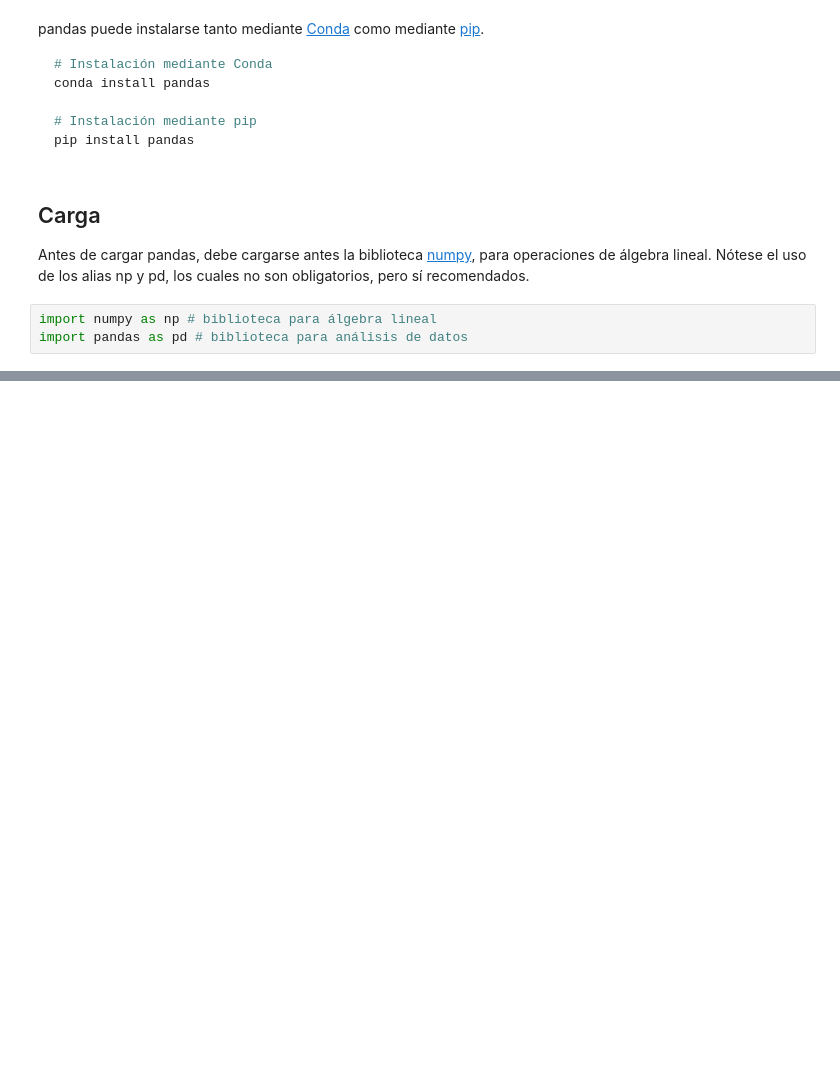
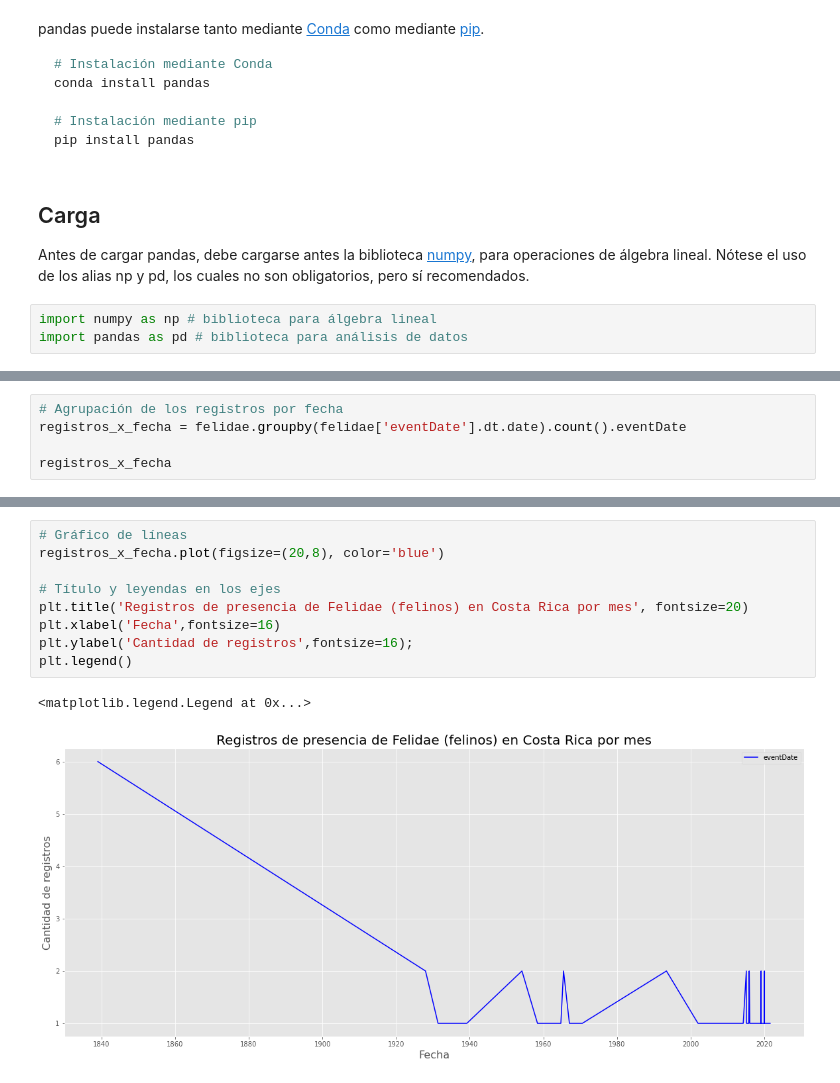
Before and after one commit to curso-python-imn/curso-python-imn.github.io, a Jupyter notebook: _build/jupyter_execute/17-pandas.ipynb, the cells around one changed output, grey strips where cells are left out. Cells and saved outputs as stored; diff of their text form; blank space fills up the shorter version.

```diff
--- a/_build/jupyter_execute/17-pandas.ipynb
+++ b/_build/jupyter_execute/17-pandas.ipynb
@@ -22,0 +303,5 @@ import pandas as pd # biblioteca para análisis de datos
+# %%
+# Agrupación de los registros por fecha
+registros_x_fecha = felidae.groupby(felidae['eventDate'].dt.date).count().eventDate
+
+registros_x_fecha
@@ -22,0 +322,12 @@ import pandas as pd # biblioteca para análisis de datos
+# %%
+# Gráfico de líneas
+registros_x_fecha.plot(figsize=(20,8), color='blue')
+
+# Título y leyendas en los ejes
+plt.title('Registros de presencia de Felidae (felinos) en Costa Rica por mes', fontsize=20)
+plt.xlabel('Fecha',fontsize=16)
+plt.ylabel('Cantidad de registros',fontsize=16);
+plt.legend()
+# %% [output]
+<matplotlib.legend.Legend at 0x...>
+[figure, added]
```
Also changed, not shown: parts of 36 cells of this notebook, 12 other files.
